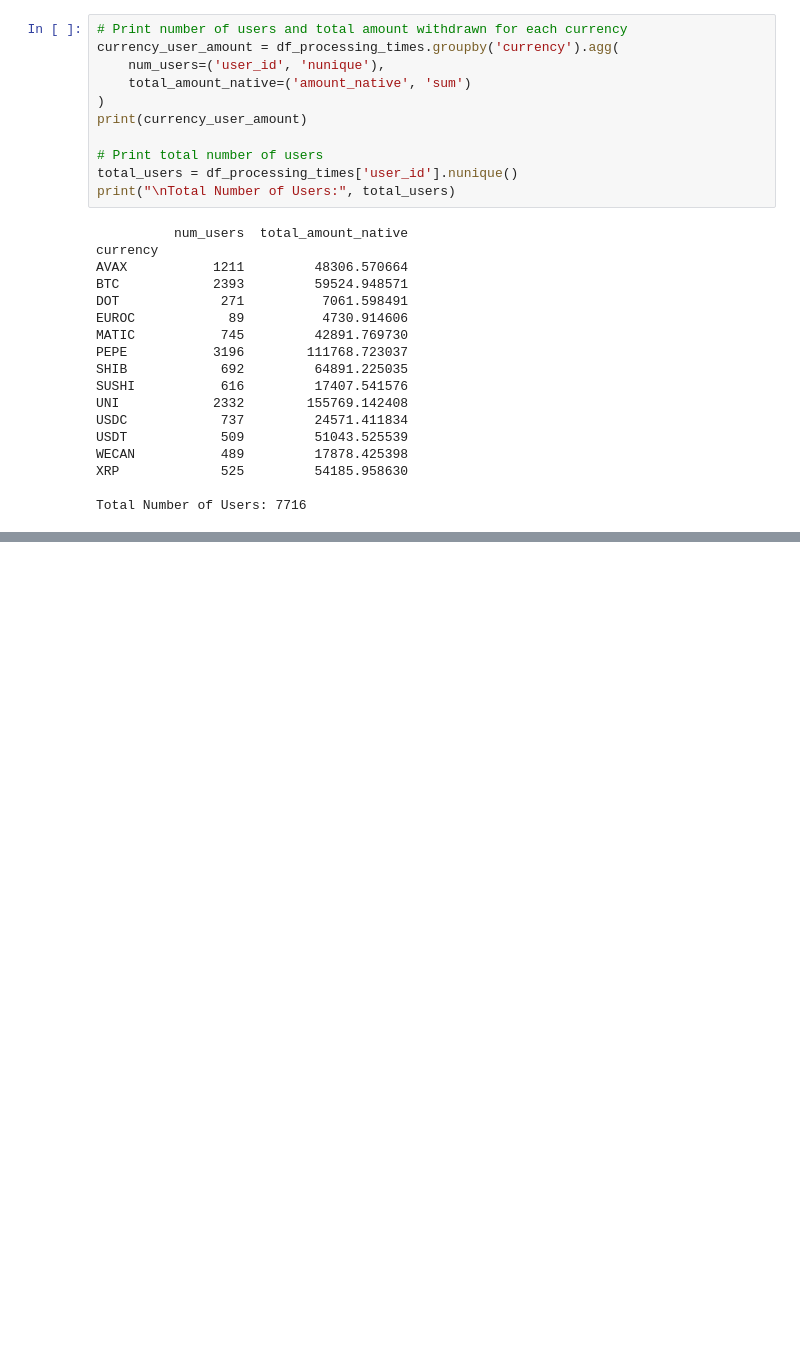
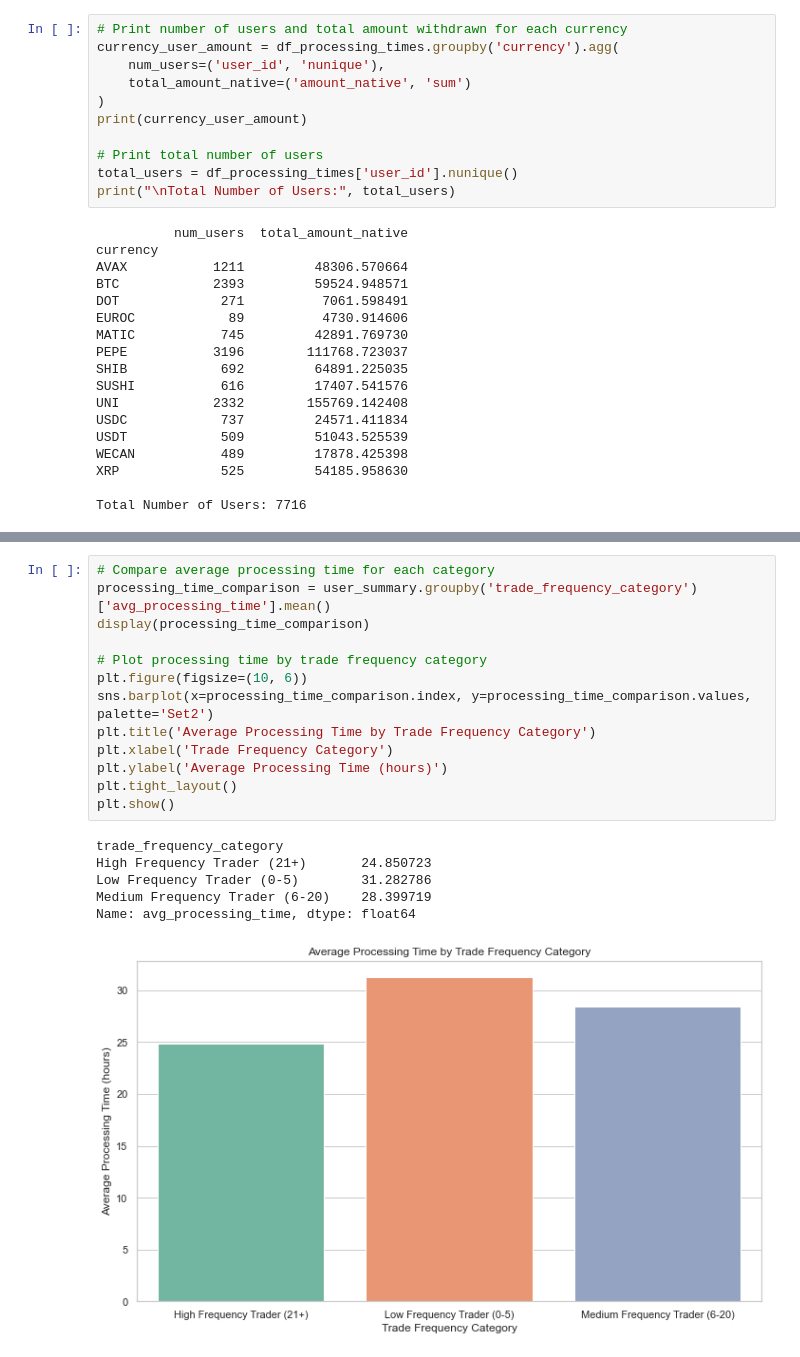
Before and after one commit to njenko/BItstamp-Assesment, a Jupyter notebook: Task 1/Bitstamp_Assignment_Task1.ipynb, the cells around one changed output, grey strips where cells are left out. Cells and saved outputs as stored; diff of their text form; blank space fills up the shorter version.

```diff
--- a/Task 1/Bitstamp_Assignment_Task1.ipynb
+++ b/Task 1/Bitstamp_Assignment_Task1.ipynb
@@ -731,0 +838,20 @@ user_id
+# %%
+# Compare average processing time for each category
+processing_time_comparison = user_summary.groupby('trade_frequency_category')['avg_processing_time'].mean()
+display(processing_time_comparison)
+
+# Plot processing time by trade frequency category
+plt.figure(figsize=(10, 6))
+sns.barplot(x=processing_time_comparison.index, y=processing_time_comparison.values, palette='Set2')
+plt.title('Average Processing Time by Trade Frequency Category')
+plt.xlabel('Trade Frequency Category')
+plt.ylabel('Average Processing Time (hours)')
+plt.tight_layout()
+plt.show()
+# %% [output]
+trade_frequency_category
+High Frequency Trader (21+)       24.850723
+Low Frequency Trader (0-5)        31.282786
+Medium Frequency Trader (6-20)    28.399719
+Name: avg_processing_time, dtype: float64
+[figure, added]
```
Also changed, not shown: parts of 11 cells of this notebook, 4 other files.
